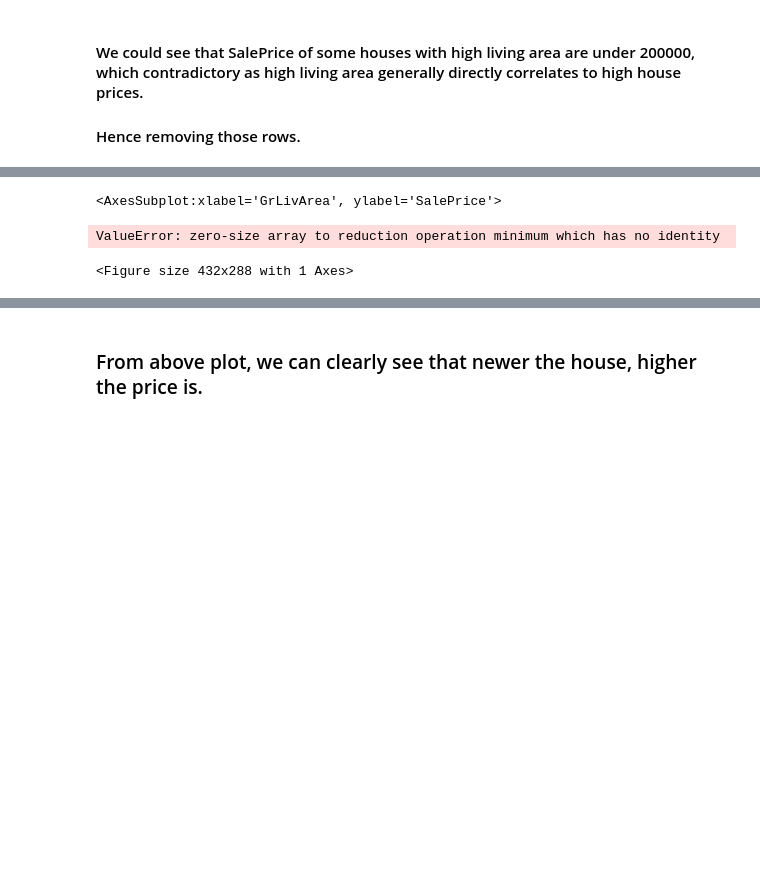
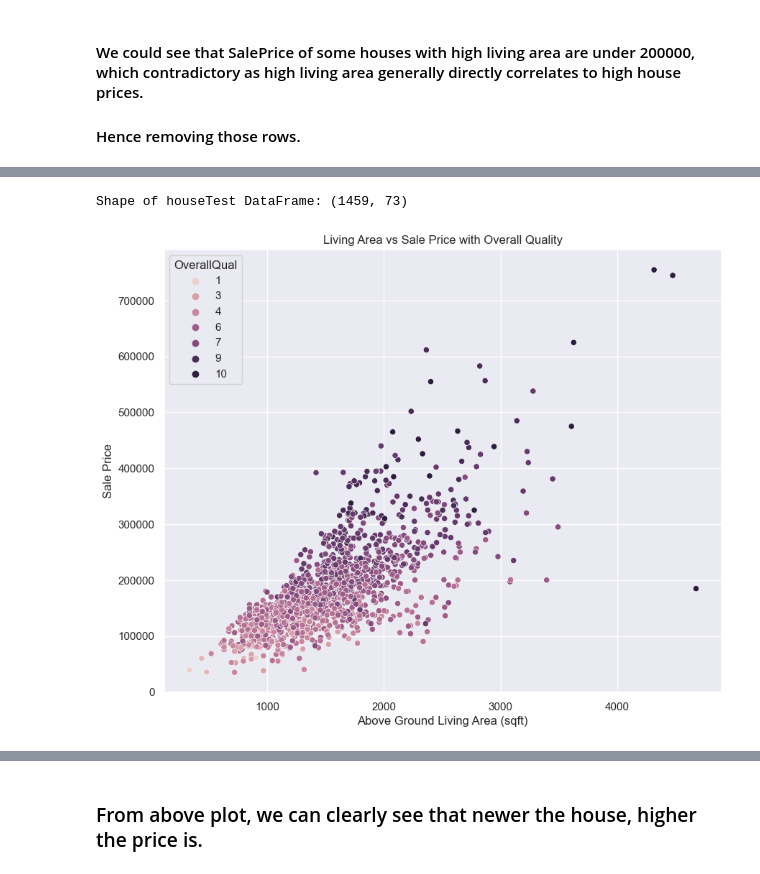
Before and after one commit to vineetkukreti/House_price_prediction, a Jupyter notebook: HousePriceRegression_With_Ensemble.ipynb, the cells around one changed output, grey strips where cells are left out. Drawn from its saved outputs; the diff is of its cells as text; code cells hidden in the pictures; blank space fills up the shorter version.

```diff
--- a/HousePriceRegression_With_Ensemble.ipynb
+++ b/HousePriceRegression_With_Ensemble.ipynb
@@ -363,9 +531,0 @@ houseTest.shape
-# %%
-#Plotting the age of the house against the house sale price
-fig1 = fig.add_subplot(111);
-sns.set(font_scale=1)
-sns.scatterplot(x = houseData.GrLivArea, y = houseData.SalePrice, hue=houseData.OverallQual)
-# %% [output]
-<AxesSubplot:xlabel='GrLivArea', ylabel='SalePrice'>
-ValueError: zero-size array to reduction operation minimum which has no identity
-<Figure size 432x288 with 1 Axes>
@@ -377,0 +532,22 @@ houseTest['age'] = (currYear - houseTest['YearBuilt'])
+# %%
+# Get the shape of the houseTest DataFrame
+test_data_shape = houseTest.shape
+print("Shape of houseTest DataFrame:", test_data_shape)
+# %% [output]
+Shape of houseTest DataFrame: (1459, 73)
+# %%
+# Create a new figure and axis
+fig, ax = plt.subplots(figsize=(10, 8))
+
+# Plot the living area vs sale price with overall quality as hue
+sns.scatterplot(x='GrLivArea', y='SalePrice', hue='OverallQual', data=houseData, ax=ax)
+
+# Set plot labels and title
+ax.set_xlabel('Above Ground Living Area (sqft)')
+ax.set_ylabel('Sale Price')
+ax.set_title('Living Area vs Sale Price with Overall Quality')
+
+# Show the plot
+plt.show()
+# %% [output]
+[figure, added]
```
Also changed, not shown: parts of 76 cells of this notebook, 3 other files.
